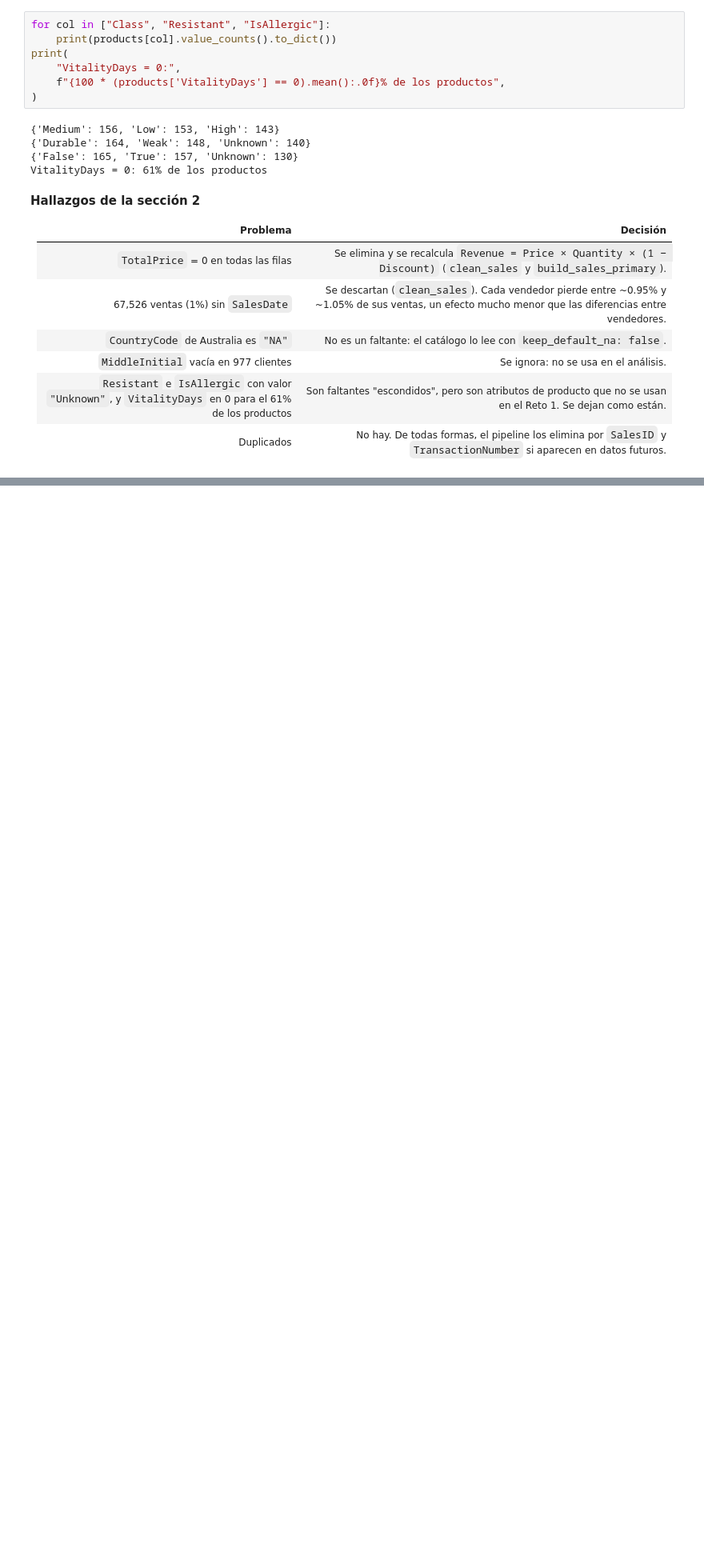
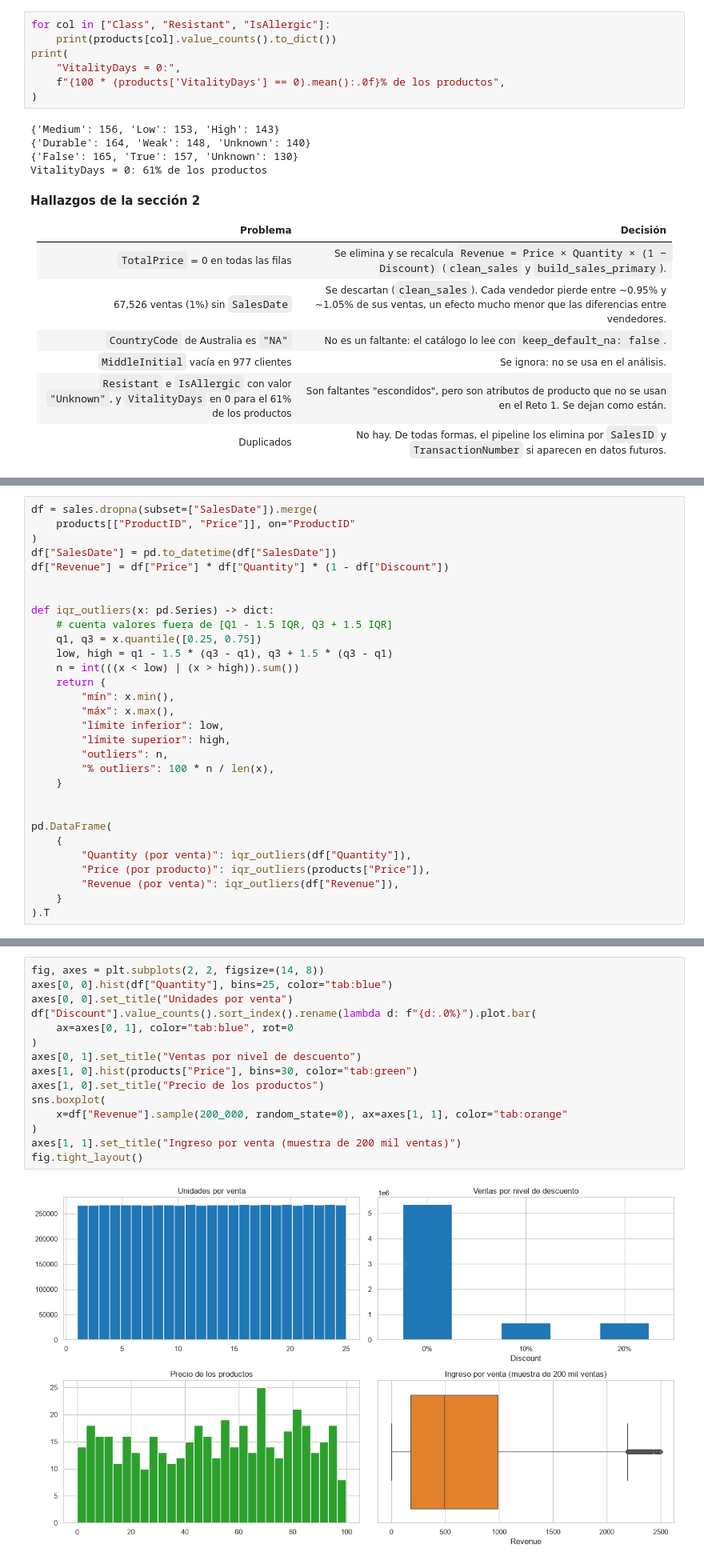
Before and after one commit to Cynthiss/ML-Proyecto-Final, a Jupyter notebook: notebooks/01_exploracion.ipynb, the cells around one changed output, grey strips where cells are left out. Shown at 80% size. Drawn from its saved outputs; the diff is of its cells as text; blank space fills up the shorter version.

Commit message:
Update 01_exploracion.ipynb
Distribuciones, outliers por IQR y perfil de los vendedores

```diff
--- a/notebooks/01_exploracion.ipynb
+++ b/notebooks/01_exploracion.ipynb
@@ -338,0 +343,30 @@ VitalityDays = 0: 61% de los productos
+# %%
+df = sales.dropna(subset=["SalesDate"]).merge(
+    products[["ProductID", "Price"]], on="ProductID"
+)
+df["SalesDate"] = pd.to_datetime(df["SalesDate"])
+df["Revenue"] = df["Price"] * df["Quantity"] * (1 - df["Discount"])
+
+
+def iqr_outliers(x: pd.Series) -> dict:
+    # cuenta valores fuera de [Q1 - 1.5 IQR, Q3 + 1.5 IQR]
+    q1, q3 = x.quantile([0.25, 0.75])
+    low, high = q1 - 1.5 * (q3 - q1), q3 + 1.5 * (q3 - q1)
+    n = int(((x < low) | (x > high)).sum())
+    return {
+        "mín": x.min(),
+        "máx": x.max(),
+        "límite inferior": low,
+        "límite superior": high,
+        "outliers": n,
+        "% outliers": 100 * n / len(x),
+    }
+
+
+pd.DataFrame(
+    {
+        "Quantity (por venta)": iqr_outliers(df["Quantity"]),
+        "Price (por producto)": iqr_outliers(products["Price"]),
+        "Revenue (por venta)": iqr_outliers(df["Revenue"]),
+    }
+).T
@@ -338,0 +378,17 @@ VitalityDays = 0: 61% de los productos
+# %%
+fig, axes = plt.subplots(2, 2, figsize=(14, 8))
+axes[0, 0].hist(df["Quantity"], bins=25, color="tab:blue")
+axes[0, 0].set_title("Unidades por venta")
+df["Discount"].value_counts().sort_index().rename(lambda d: f"{d:.0%}").plot.bar(
+    ax=axes[0, 1], color="tab:blue", rot=0
+)
+axes[0, 1].set_title("Ventas por nivel de descuento")
+axes[1, 0].hist(products["Price"], bins=30, color="tab:green")
+axes[1, 0].set_title("Precio de los productos")
+sns.boxplot(
+    x=df["Revenue"].sample(200_000, random_state=0), ax=axes[1, 1], color="tab:orange"
+)
+axes[1, 1].set_title("Ingreso por venta (muestra de 200 mil ventas)")
+fig.tight_layout()
+# %% [output]
+[figure, added]
```
Also changed, not shown: parts of 9 cells of this notebook.
